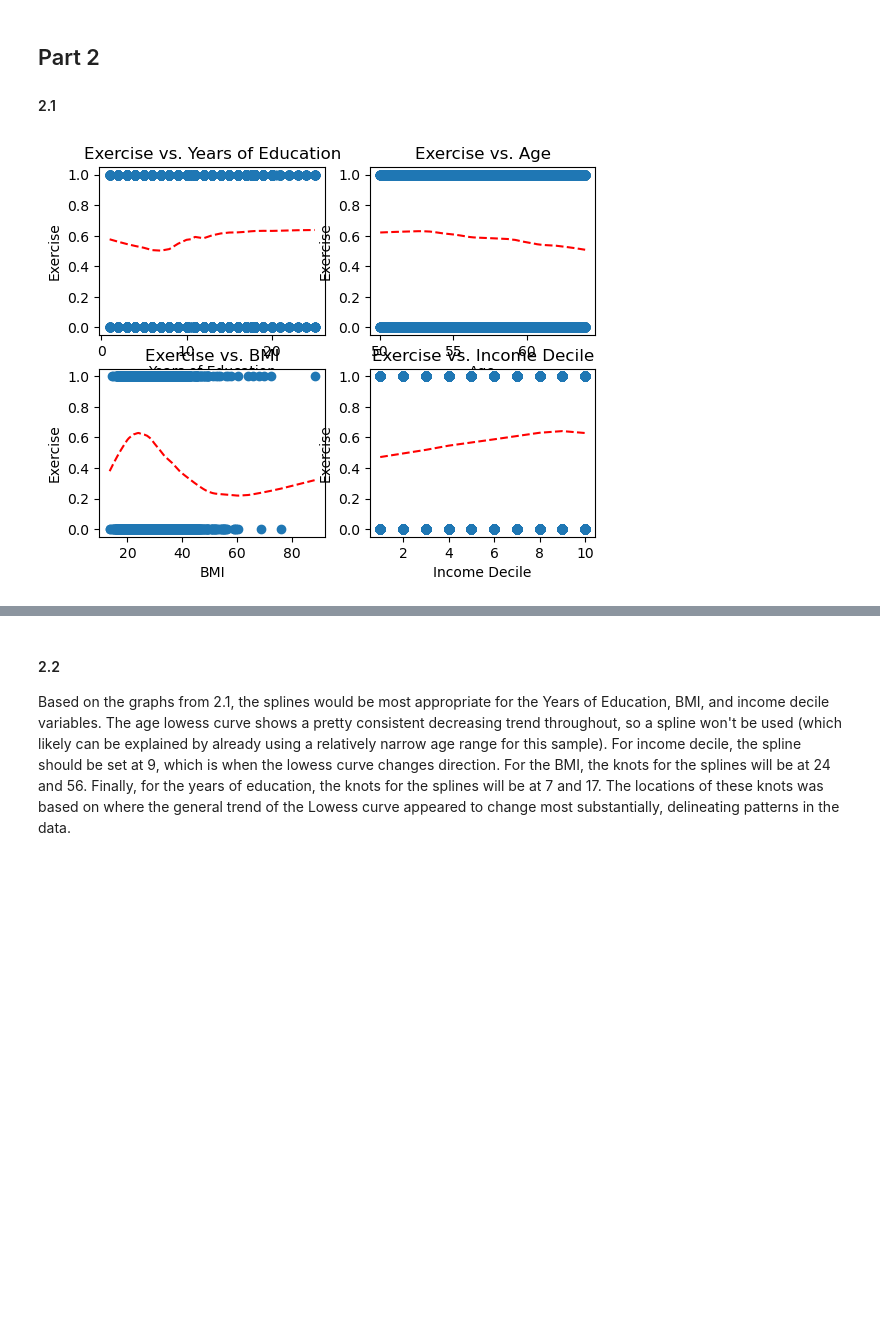
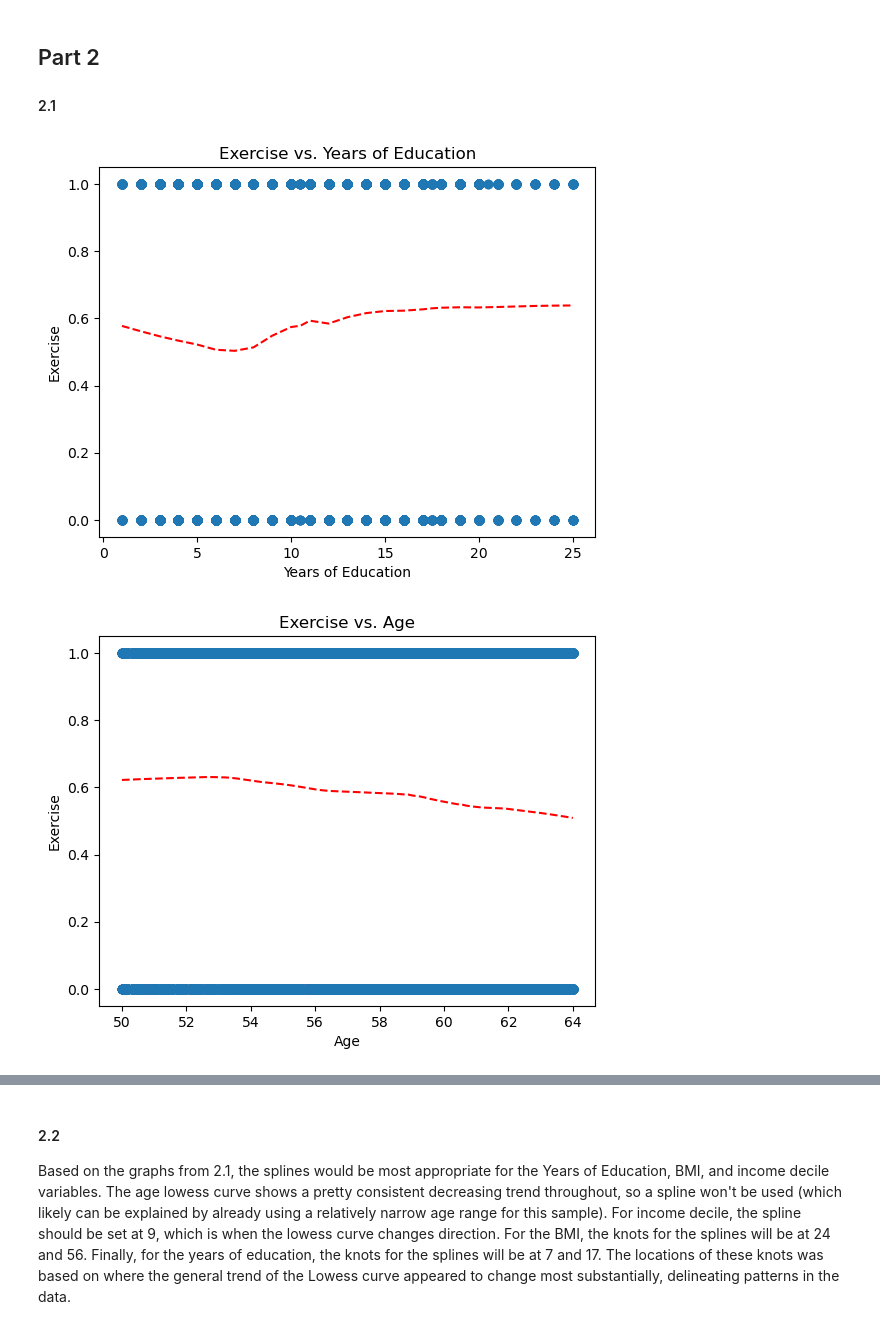
Before and after one commit to Jonas-Nepozitek/Applied-Methods-of-Analysis-II, a Jupyter notebook: problem-sets/ps2/KorlackiAssignment2.ipynb, the cells around one changed output, grey strips where cells are left out. Saved outputs shown, nothing was run; the diff lists cells and outputs as text; code cells hidden in the pictures; blank space fills up the shorter version.

```diff
--- a/problem-sets/ps2/KorlackiAssignment2.ipynb
+++ b/problem-sets/ps2/KorlackiAssignment2.ipynb
@@ -72,39 +72,40 @@ share['married'] = ((share["mar_stat"] == 1) | (share["mar_stat"] == 2)).astype(
 #### 2.1
 # %%
 # Lowess Curves to Find Patterns/Splines
-plt.subplot(2,2,1)
+plt.figure()
 plt.scatter(share['eduyears_mod'],share['exercise'])
 lowessfit1 = lowess(share['exercise'],share['eduyears_mod'],frac=1/3.0)
 plt.plot(lowessfit1[:,0],lowessfit1[:,1],'r--')
 plt.xlabel("Years of Education")
 plt.ylabel("Exercise")
 plt.title("Exercise vs. Years of Education")
 
-plt.subplot(2,2,2)
+plt.figure()
 plt.scatter(share['age'],share['exercise'])
 lowessfit2 = lowess(share['exercise'],share['age'],frac=1/3.0)
 plt.plot(lowessfit2[:,0],lowessfit2[:,1],'r--')
 plt.xlabel("Age")
 plt.ylabel("Exercise")
 plt.title("Exercise vs. Age")
 
-plt.subplot(2,2,3)
+plt.figure()
 plt.scatter(share['bmi'],share['exercise'])
 lowessfit3 = lowess(share['exercise'],share['bmi'],frac=1/3.0)
 plt.plot(lowessfit3[:,0],lowessfit3[:,1],'r--')
 plt.xlabel("BMI")
 plt.ylabel("Exercise")
 plt.title("Exercise vs. BMI")
 
 
-plt.subplot(2,2,4)
+plt.figure()
 plt.scatter(share['income_pct_w4'],share['exercise'])
 lowessfit4 = lowess(share['exercise'],share['income_pct_w4'],frac=1/3.0)
 plt.plot(lowessfit4[:,0],lowessfit4[:,1],'r--')
 plt.xlabel("Income Decile")
 plt.ylabel("Exercise")
 plt.title("Exercise vs. Income Decile")
 
 plt.show()
 # %% [output]
-[figure, old version]
+[figure, new version]
+[figure, added]
```
Also changed, not shown: parts of 5 cells of this notebook, 2 other files.
